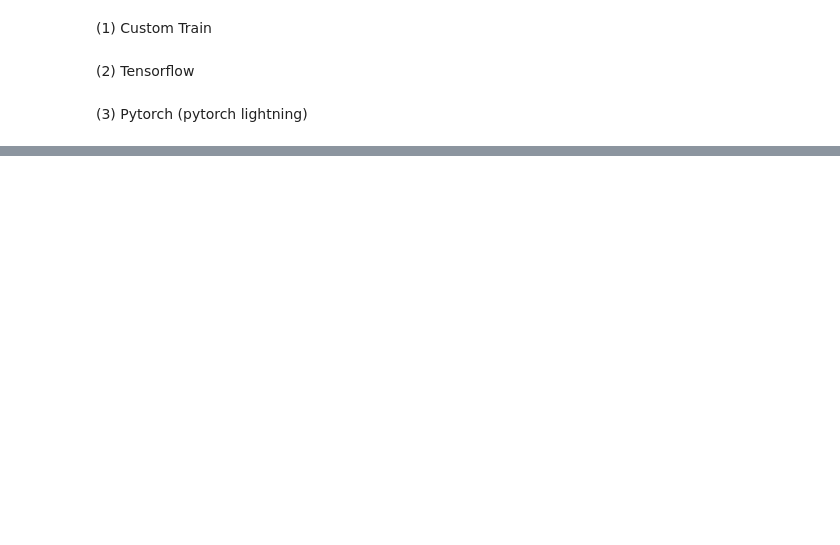
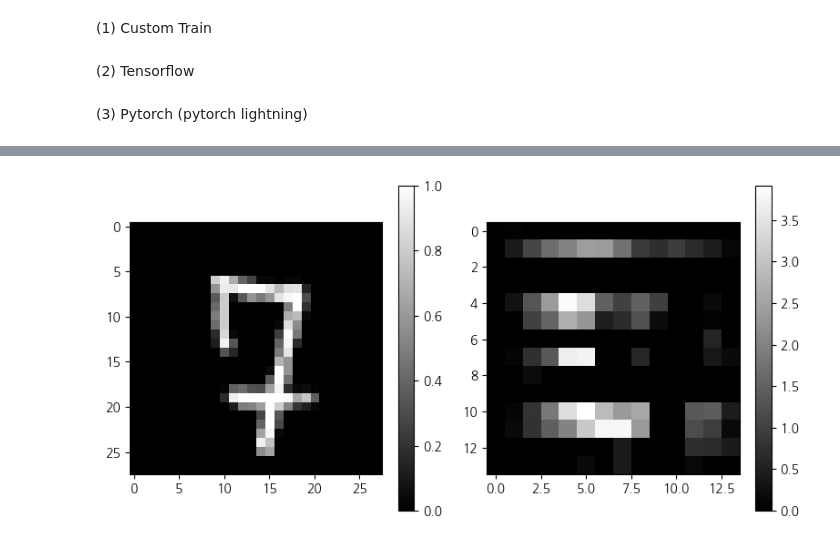
Before and after one commit to hyuckjinkim/study-archive, a Jupyter notebook: 4_deep-learning-from-scratch/book_1.ipynb, the cells around one changed output, grey strips where cells are left out. Drawn from its saved outputs; the diff is of its cells as text; code cells hidden in the pictures; blank space fills up the shorter version.

```diff
--- a/4_deep-learning-from-scratch/book_1.ipynb
+++ b/4_deep-learning-from-scratch/book_1.ipynb
@@ -2156,0 +3045,9 @@ for i in range(epochs):
+# %%
+class Config:
+    batch_size = 64
+    epochs = 16
+    lr = 5e-4
+    weight_decay = 5e-3
+    early_stopping_patience = 10
+
+CFG = Config()
@@ -2156,0 +3133,32 @@ for i in range(epochs):
+# %%
+def get_activation(layer, input, output):
+    global activation
+    activation = torch.relu(output)  # 활성화 함수를 적용할 수 있습니다.
+
+# conv2d는 0번째, 3번째임
+# hook = model.layers[0].register_forward_hook(get_activation)
+hook = model.layers[3].register_forward_hook(get_activation)
+
+# 모델 실행
+data = [x for x,y in train_loader][0]
+data = data[7].unsqueeze(0)
+output = model(data)
+
+fig = plt.figure(figsize=(8,4))
+
+fig.add_subplot(121)
+plt.imshow(data.squeeze(0,1), cmap='gray')
+plt.colorbar()
+
+# 활성화의 첫 번째 채널 시각화
+fig.add_subplot(122)
+act = activation.squeeze().detach().numpy()
+plt.imshow(act[0], cmap='gray')
+plt.colorbar()
+
+plt.tight_layout()
+plt.show()
+
+hook.remove()  # 필요없어진 후킹을 제거합니다.
+# %% [output]
+[figure, added]
```
Also changed, not shown: parts of 58 cells of this notebook, 1 other file.
